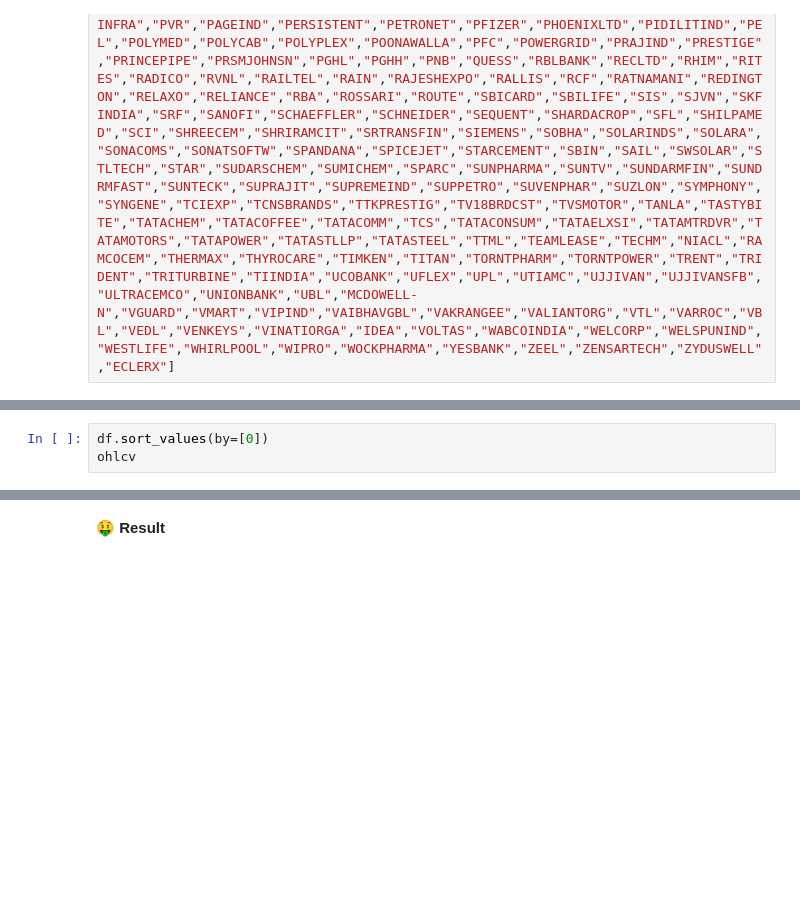
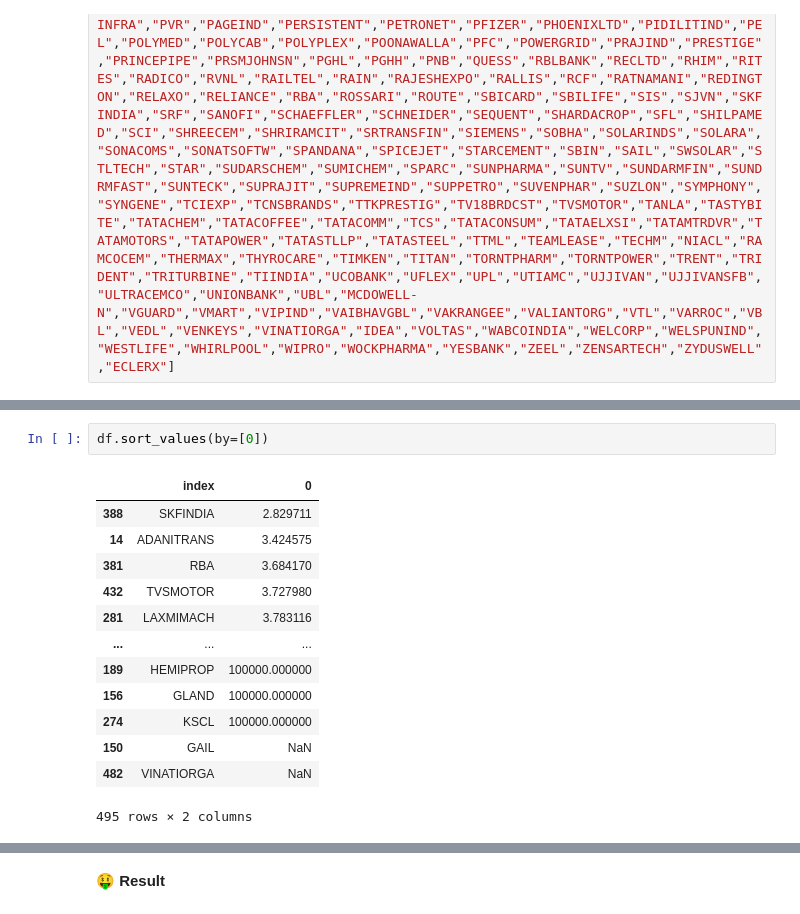
Before and after one commit to bommojuvishu/stocksgraphcomp, a Jupyter notebook: stock_graph_comp.ipynb, the cells around one changed output, grey strips where cells are left out. Drawn from its saved outputs; the diff is of its cells as text; blank space fills up the shorter version.

```diff
--- a/stock_graph_comp.ipynb
+++ b/stock_graph_comp.ipynb
@@ -199,4 +296,17 @@ df
 # %%
 df.sort_values(by=[0])
-ohlcv
+# %% [output]
+|  | index | 0 |
+| 388 | SKFINDIA | 2.829711 |
+| 14 | ADANITRANS | 3.424575 |
+| 381 | RBA | 3.684170 |
+| 432 | TVSMOTOR | 3.727980 |
+| 281 | LAXMIMACH | 3.783116 |
+| ... | ... | ... |
+| 189 | HEMIPROP | 100000.000000 |
+| 156 | GLAND | 100000.000000 |
+| 274 | KSCL | 100000.000000 |
+| 150 | GAIL | NaN |
+| 482 | VINATIORGA | NaN |
+495 rows × 2 columns
 # %%
```
Also changed, not shown: parts of 6 cells of this notebook.
